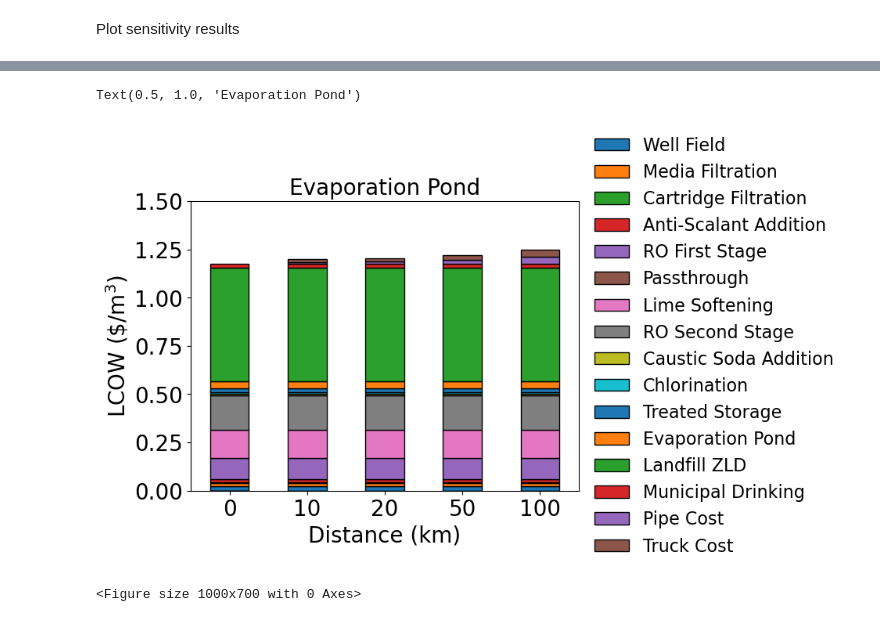
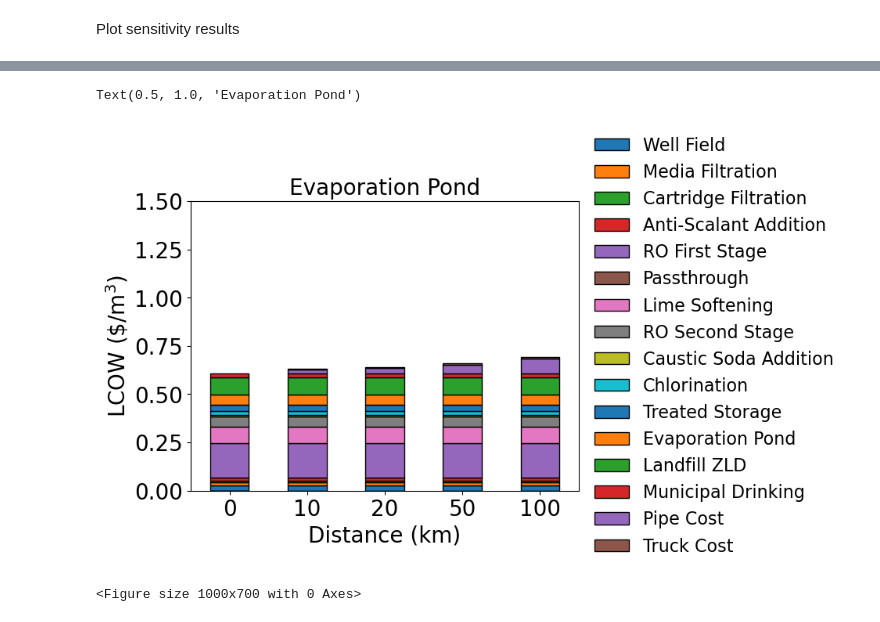
Before and after one commit to MuktaHardikar/WaterTAP3, a Jupyter notebook: watertap3/watertap3/kbhdp_sensitivity.ipynb, the cells around one changed output, grey strips where cells are left out. Cells and saved outputs as stored; diff of their text form; code cells hidden in the pictures.

```diff
--- a/watertap3/watertap3/kbhdp_sensitivity.ipynb
+++ b/watertap3/watertap3/kbhdp_sensitivity.ipynb
@@ -147,6 +259,5 @@ Sensitivity analysis
 # %%
 # Deep well injection
-flow_list = [0.5,1.5,2.25,4.5] #m3/s
 
 case_study = 'kbhdp'
 scenario = 'dwi'
@@ -159,8 +270,8 @@ m = run_watertap3(m, desired_recovery=desired_recovery, ro_bounds=ro_bounds)
 
 m.fs.ro_first_stage.membrane_area.unfix()
 m.fs.ro_second_stage.membrane_area.unfix()
-m.fs.ro_first_stage.feed.pressure.unfix()
-m.fs.ro_second_stage.feed.pressure.unfix()
+# m.fs.ro_first_stage.feed.pressure.unfix()
+# m.fs.ro_second_stage.feed.pressure.unfix()
 
 lcow_dwi =  np.array([])
 
@@ -192,7 +303,7 @@ LIME SOFTENING
 ======================================================================
 # %%
 # Evaporation pond
-flow_list = [0.5,1.5,2.25,4.5] #m3/s
+# flow_list = [0.5,1.5,2.25,4.5] #m3/s
 
 case_study = 'kbhdp'
 scenario = 'zld_a'
@@ -211,6 +322,7 @@ m.fs.ro_second_stage.membrane_area.unfix()
 lcow_evap_pond =  np.array([])
 for flow in flow_list:
     m.fs.kbhdp_brackish_ave.flow_vol_in.fix(flow)
+    m.fs.evaporation_pond.water_recovery.fix(0.98)
     m = run_and_return_model(m, objective=True,print_it=True)
     lcow_evap_pond = np.concatenate((lcow_evap_pond,[m.fs.costing.LCOW.value()]))
 
@@ -219,6 +331,8 @@ evap_pond_conc_flow = m.fs.evaporation_pond.flow_vol_in[0].value
 zld_a_landfill_conc_flow = m.fs.landfill_zld.flow_vol_in[0].value
 
 evap_recovery = m.fs.costing.system_recovery()
+print('WT3 recovery:',evap_recovery)
+print('Calculated recovery:', 1-m.fs.evaporation_pond.flow_vol_in[0].value/flow)
 # %% [output]
 Case Study = KBHDP
 Scenario = ZLD A
@@ -240,6 +354,6 @@ LIME SOFTENING
 # %%
 # Brine concentrator and crystallizer
-flow_list = [0.5,1.5,2.25,4.5] #m3/s
+# flow_list = [0.5,1.5,2.25,4.5] #m3/s
 
 case_study = 'kbhdp'
 scenario = 'zld_c'
@@ -252,8 +366,8 @@ m = run_watertap3(m, desired_recovery=desired_recovery, ro_bounds=ro_bounds)
 
 m.fs.ro_first_stage.membrane_area.unfix()
 m.fs.ro_second_stage.membrane_area.unfix()
-m.fs.ro_first_stage.feed.pressure.unfix()
-m.fs.ro_second_stage.feed.pressure.unfix()
+# m.fs.ro_first_stage.feed.pressure.unfix()
+# m.fs.ro_second_stage.feed.pressure.unfix()
 
 lcow_brine_cryst =  np.array([])
 for flow in flow_list:
@@ -264,6 +378,8 @@ for flow in flow_list:
 m, df = get_results_table(m=m, case_study='high_flow', scenario=scenario)
 zld_c_landfill_conc_flow = m.fs.landfill_zld.flow_vol_in[0].value
 zld_c_recovery = m.fs.costing.system_recovery()
+print('WT3 recovery:',zld_c_recovery )
+print('Calculated recovery:', 1-m.fs.landfill_zld.flow_vol_in[0].value/flow)
 # %% [output]
 Case Study = KBHDP
 Scenario = ZLD C
@@ -368,6 +484,8 @@ data_zld_a.insert(loc=3,column='Landfill Conc Flow',value=zld_a_landfill_conc_fl
 data_zld_a.insert(loc=4,column='Distance',value=distances)
 data_zld_a['Pipe Cost'] = pipe_cost_list
 data_zld_a['Truck Cost'] = truck_cost_list
+data_zld_a['lcow'] = data_zld_a.iloc[:,5:-3].sum(axis=1)
+data_zld_a['tlcow'] = data_zld_a['Pipe Cost'] + data_zld_a['Truck Cost']+data_zld_a['lcow']
 data_zld_a = data_zld_a.rename(columns={'index':'scenario'})
 
 data_zld_a
@@ -434,18 +555,18 @@ Text(0.5, 1.0, 'Deep Well Injection')
 # %%
 # Evaporation Pond
 colors = plt.cm.GnBu(np.linspace(0, 1, 15))
-ax = data_zld_a.iloc[:,2::].plot.bar(x='Distance',stacked = True, edgecolor = 'black') #color=
+ax = data_zld_a.iloc[:,4::].plot.bar(x='Distance',stacked = True, edgecolor = 'black') #color=
 plt.figure(figsize=(10,7))
 ax.set_ylim([0,1.5])
 ax.set_xticklabels([0,10,20,50,100], rotation = 0,fontsize =14)
 ax.tick_params(axis='both', which='major', labelsize=20)
 ax.set_xlabel('Distance (km)',fontsize =20)
 ax.set_ylabel(r'LCOW (\$/m${^3}$)',fontsize =20)
 ax.legend(loc='center left', bbox_to_anchor=(1, 0.5),fontsize=16,frameon=False)
 ax.set_title('Evaporation Pond',fontsize =20)
 # %% [output]
 Text(0.5, 1.0, 'Evaporation Pond')
-[figure, old version]
+[figure, new version]
 <Figure size 1000x700 with 0 Axes>
 # %%
 # Brine concentrator and crystallizer
```
Also changed, not shown: parts of 21 cells of this notebook, 12 other files.
